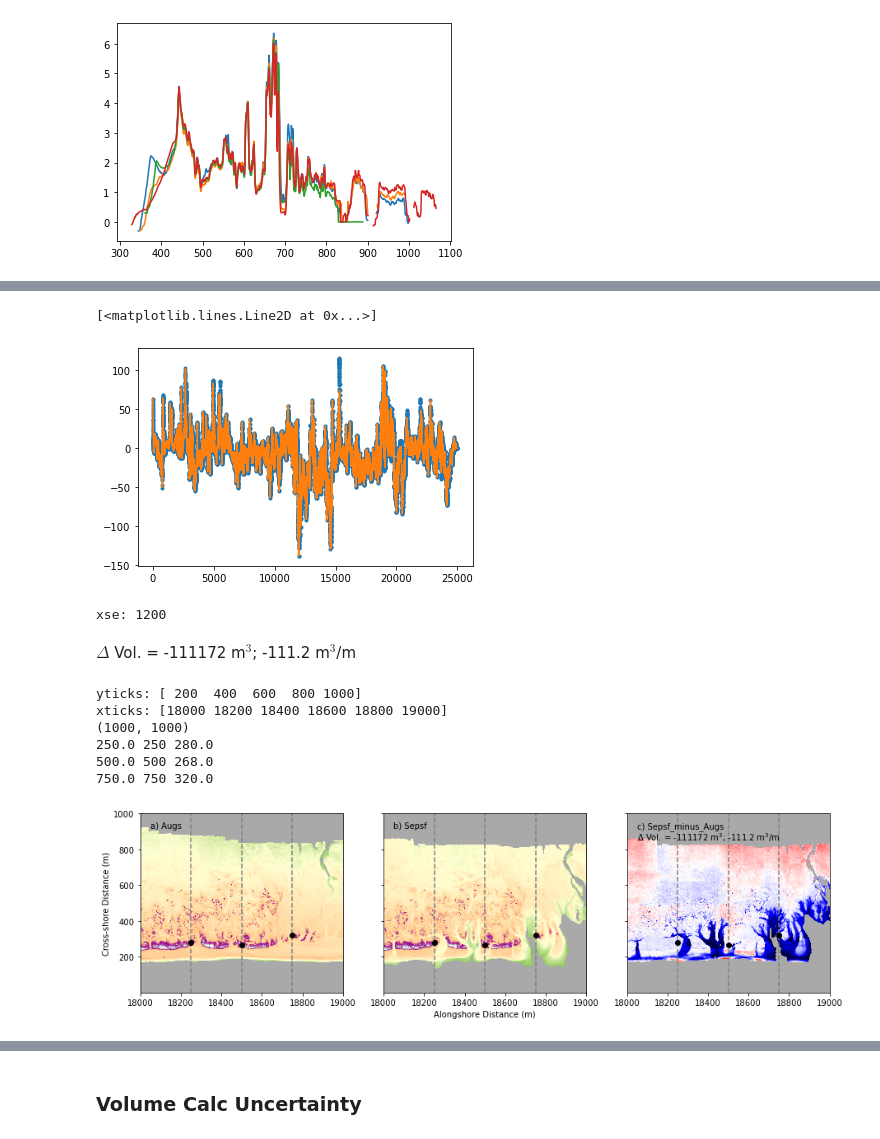
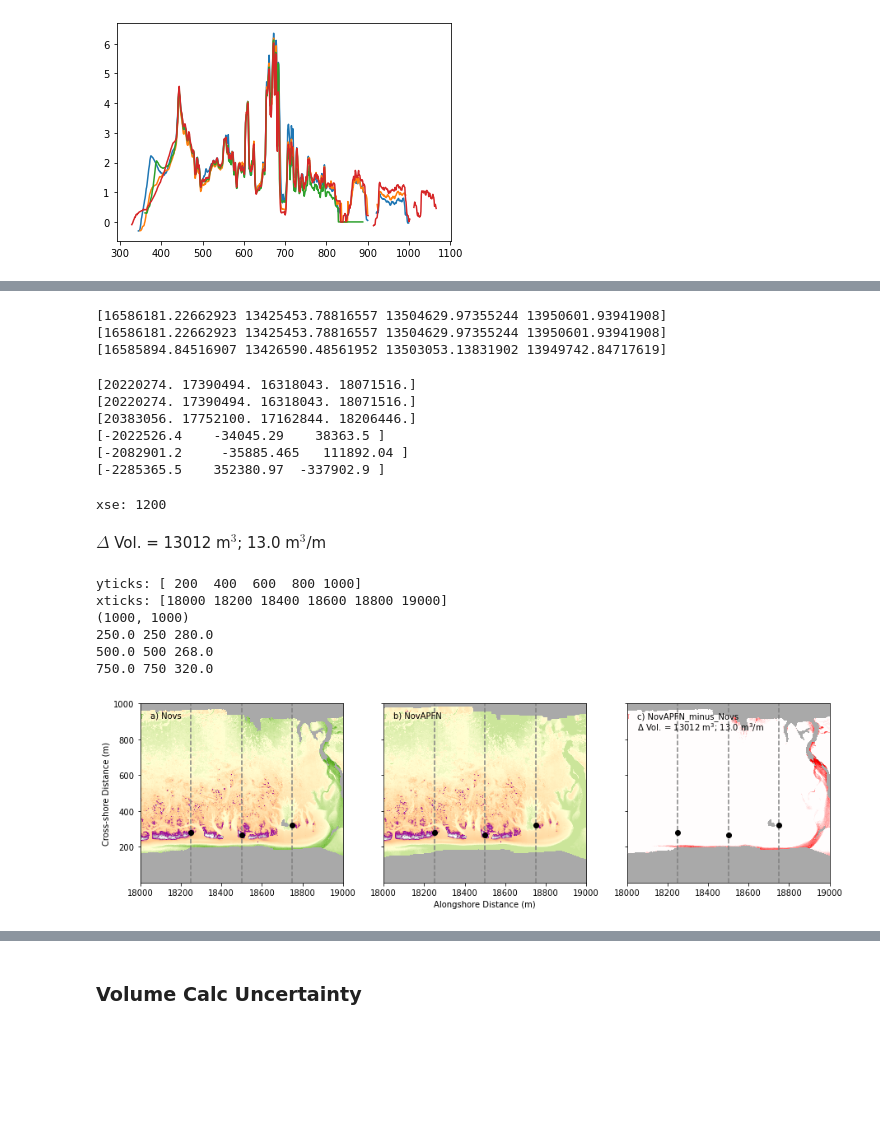
Before and after one commit to csherwood-usgs/CoreBx, a Jupyter notebook: CoreBx_process.ipynb, the cells around one changed output, grey strips where cells are left out. Cells and saved outputs as stored; diff of their text form; code cells hidden in the pictures; blank space fills up the shorter version.

```diff
--- a/CoreBx_process.ipynb
+++ b/CoreBx_process.ipynb
@@ -551,12 +585,41 @@ for j in range(nmaps-1):
 # %%
+# sum volumes over all transects
 vp_tot = np.nansum(plat_vol,0)
 vb_tot = np.nansum(beach_vol,0)
 va_tot = np.nansum(plat_vol+beach_vol,0)
+va_tot2 = np.nansum(all_vol,0)
+va_tot3 = vp_tot+vb_tot
 ap_tot = np.nansum(platform_width,0)
 ab_tot = np.nansum(beach_width,0)
 aa_tot = np.nansum(beach_width+platform_width,0)
+dvp_tot = np.nansum(plat_diff,0)
+dvb_tot = np.nansum(beach_diff,0)
+dva_tot = np.nansum(beach_diff+plat_diff,0)
+
+# compute "cumulative volumes" by adding differences to initial volumes
+vp_cum = vp_tot.copy()
+vp_cum[1:]=vp_tot[0]+dvp_tot
+
+vb_cum = vb_tot.copy()
+vb_cum[1:]=vb_tot[0]+dvb_tot
+
+va_cum = va_tot.copy()
+va_cum[1:]=va_tot[0]+dva_tot
+
+print('Volumes')
 print('Date       Plat vol Beach vol Tot vol   P. area  B. area    P. Frac  T. Frac  Elev.')
 for i, d in enumerate(dates):
     print('{} {:.0f} {:.0f}   {:.0f}  {:.0f}  {:.0f}     {:.3f}   {:.3f}    {:.2f}'.
           format(dates[i],vp_tot[i],vb_tot[i],va_tot[i],ap_tot[i],ab_tot[i],vp_tot[i]/vp_tot[0],va_tot[i]/va_tot[0],va_tot[i]/aa_tot[i]))
+
+print('\nCumulative volumes')
+print('Date       Plat vol Beach vol Tot vol   P. area  B. area    P. Frac  T. Frac  Elev.')
+for i, d in enumerate(dates):
+    print('{} {:.0f} {:.0f}   {:.0f}  {:.0f}  {:.0f}     {:.3f}   {:.3f}    {:.2f}'.
+          format(dates[i],vp_cum[i],vb_cum[i],va_cum[i],ap_tot[i],ab_tot[i],vp_cum[i]/vp_cum[0],va_cum[i]/va_cum[0],va_cum[i]/aa_tot[i]))
+
+plt.plot(va_tot/1e6,label='Total')
+plt.plot(va_cum/1e6,label='Cumulative')
+plt.legend()
+plt.title('Volumes')
 # %% [output]
@@ -579,17 +641,33 @@ plt.legend()
-# %%
-plt.plot(plat_vol[:,2]-plat_vol[:,1],'.')
-plt.plot(plat_diff[:,1])
-# %% [output]
-[<matplotlib.lines.Line2D at 0x...>]
-[figure, removed]
+# %%
+print(va_tot)
+print(va_tot3)
+print(va_tot2)
+# %% [output]
+[16586181.22662923 13425453.78816557 13504629.97355244 13950601.93941908]
+[16586181.22662923 13425453.78816557 13504629.97355244 13950601.93941908]
+[16585894.84516907 13426590.48561952 13503053.13831902 13949742.84717619]
+# %%
+print(np.nansum(maps,(1,2)))
+print(np.nansum(map0,(1,2)))
+print(np.nansum(mapAPFN,(1,2)))
+print(np.nansum(np.diff(maps,1,0),(1,2)))
+print(np.nansum(np.diff(map0,1,0),(1,2)))
+print(np.nansum(np.diff(mapAPFN,1,0),(1,2)))
+# %% [output]
+[20220274. 17390494. 16318043. 18071516.]
+[20220274. 17390494. 16318043. 18071516.]
+[20383056. 17752100. 17162844. 18206446.]
+[-2022526.4    -34045.29    38363.5 ]
+[-2082901.2     -35885.465   111892.04 ]
+[-2285365.5    352380.97  -337902.9 ]
 # %%
 # This is a test map + profile figure that can be relocated
 from IPython.display import display, Latex
 figdir = drv+'/crs/proj/2019_DorianOBX/Dorian_paper_analyses/figs/'
 
-map0 = Augs
-map1 = Seps
-mapd = map1-map0
+mapa = np.squeeze(map0[2,:,:])
+mapb = np.squeeze(mapAPFN[2,:,:])
+mapd = mapb-mapa
 imap = 1
 
 yss = 18000     # alongshore start
@@ -603,8 +681,8 @@ print('xse:',xse)
 
 #label0 = dates[imap]
 #label1 = dates[imap+1]
-label0 = 'Augs'
-label1 = 'Sepsf'
+label0 = 'Novs'
+label1 = 'NovAPFN'
 label2 =  label1+'_minus_'+label0
 figname = label2
 
@@ -627,35 +705,35 @@ for i in range(0,3):
     xvals = np.array((0.,dxx))
 
     dcrest_along = yvals[0]
     dcrest_cross = idy[yss+(i+1)*int(dyy/4), imap]-xss
     print(dcrest_along, (i+1)*int(dyy/4), dcrest_cross)
     axes[0].plot(yvals,xvals,'--',c='gray')
     axes[0].plot(dcrest_along,dcrest_cross,'ok')
     axes[1].plot(yvals,xvals,'--',c='gray')
     axes[1].plot(dcrest_along,dcrest_cross,'ok')
     axes[2].plot(yvals,xvals,'--',c='gray')
     axes[2].plot(dcrest_along,dcrest_cross,'ok')
     axes[i].set_xticklabels(xticks)
 
 axes[0].text(.05,.92,'a) '+label0,transform=axes[0].transAxes)
 axes[1].text(.05,.92,'b) '+label1,transform=axes[1].transAxes)
 axes[2].text(.05,.92,'c) '+label2,transform=axes[2].transAxes)
 axes[2].text(.05,.85, ts,transform=axes[2].transAxes)
 axes[0].set_yticks(yticks)
 axes[0].set_ylabel('Cross-shore Distance (m)')
 axes[1].set_xlabel('Alongshore Distance (m)')
 
 plt.savefig(figdir+'map_'+figname+'.jpg',dpi=200)
 # %% [output]
 xse: 1200
-$\Delta$ Vol. = -111172 m$^3$; -111.2 m$^3$/m
+$\Delta$ Vol. = 13012 m$^3$; 13.0 m$^3$/m
 yticks: [ 200  400  600  800 1000]
 xticks: [18000 18200 18400 18600 18800 19000]
 (1000, 1000)
 250.0 250 280.0
 500.0 500 268.0
 750.0 750 320.0
-[figure, old version]
+[figure, new version]
 # %%
 fig, axes = plt.subplots(3,1,figsize=(15,4),sharex=True)
 for i, ax in enumerate(axes):
```
Also changed, not shown: parts of 22 cells of this notebook, 3 other files.
